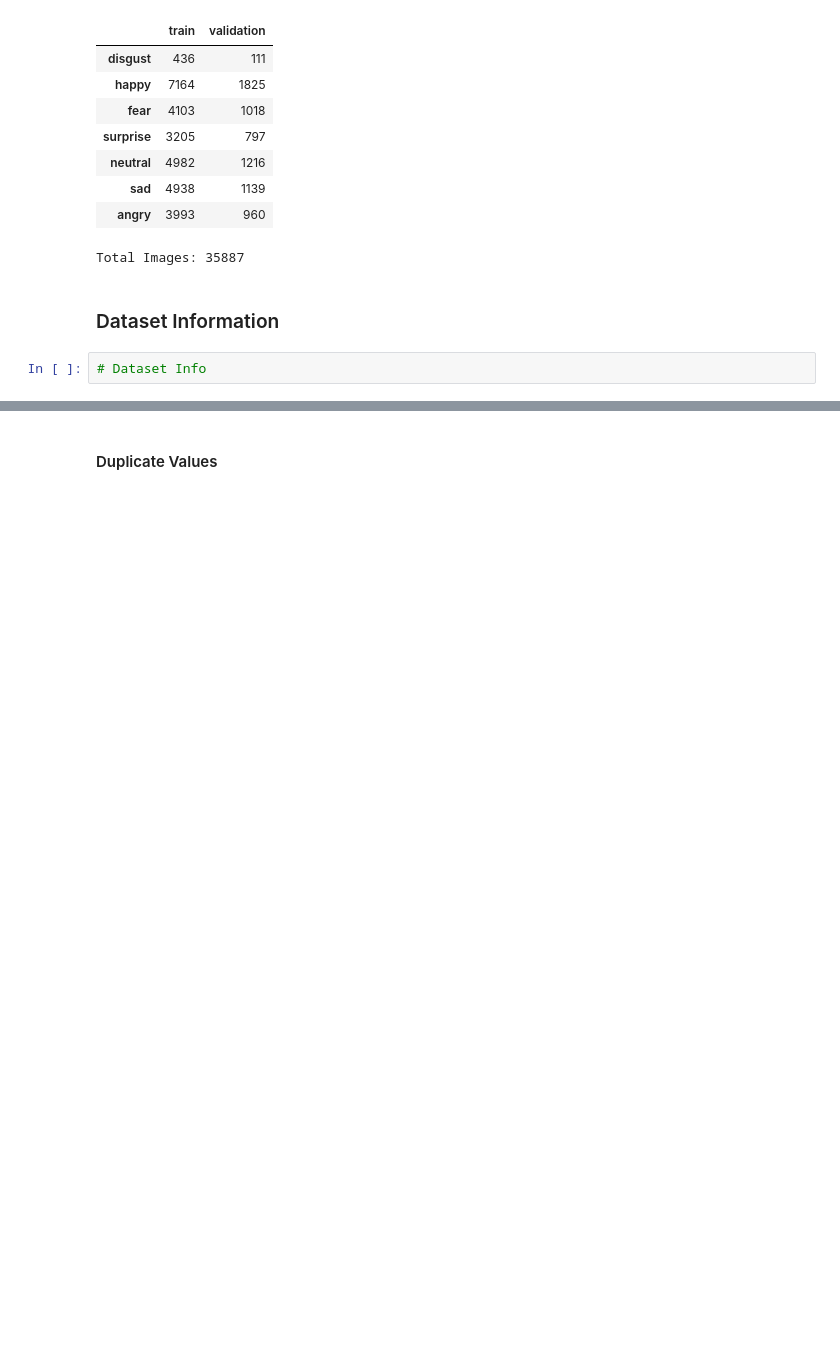
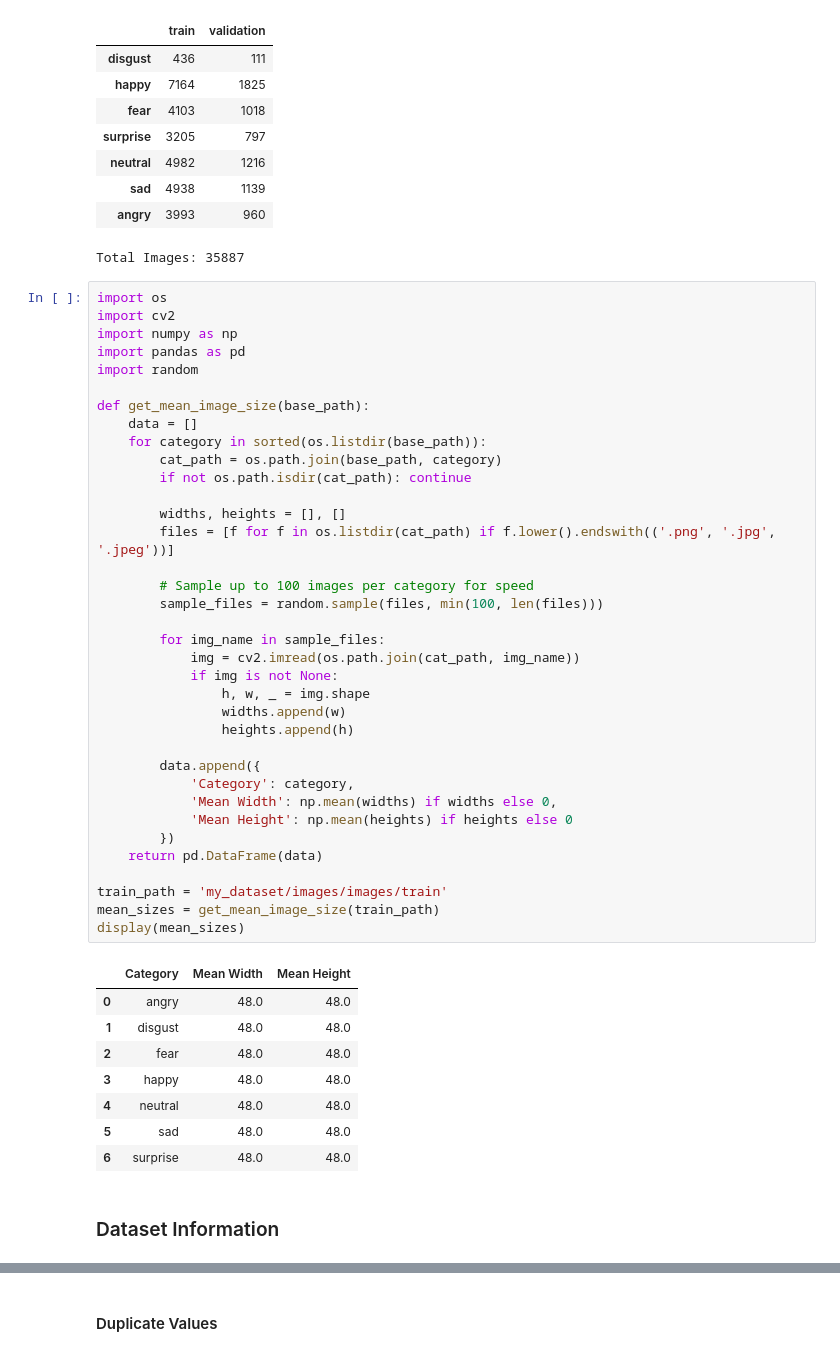
Before and after one commit to amol004/DeepFER-Facial-Emotion-Recognition-Using-Deep-Learning, a Jupyter notebook: DeepFER_Facial_Emotion_Recognition_Using_Deep_Learning.ipynb, the cells around one changed output, grey strips where cells are left out. Cells and saved outputs as stored; diff of their text form; blank space fills up the shorter version.

```diff
--- a/DeepFER_Facial_Emotion_Recognition_Using_Deep_Learning.ipynb
+++ b/DeepFER_Facial_Emotion_Recognition_Using_Deep_Learning.ipynb
@@ -233,7 +334,50 @@ print("\nTotal Images:", df_counts.values.sum())
 | sad | 4938 | 1139 |
 | angry | 3993 | 960 |
 Total Images: 35887
+# %%
+import os
+import cv2
+import numpy as np
+import pandas as pd
+import random
+
+def get_mean_image_size(base_path):
+    data = []
+    for category in sorted(os.listdir(base_path)):
+        cat_path = os.path.join(base_path, category)
+        if not os.path.isdir(cat_path): continue
+
+        widths, heights = [], []
+        files = [f for f in os.listdir(cat_path) if f.lower().endswith(('.png', '.jpg', '.jpeg'))]
+
+        # Sample up to 100 images per category for speed
+        sample_files = random.sample(files, min(100, len(files)))
+
+        for img_name in sample_files:
+            img = cv2.imread(os.path.join(cat_path, img_name))
+            if img is not None:
+                h, w, _ = img.shape
+                widths.append(w)
+                heights.append(h)
+
+        data.append({
+            'Category': category,
+            'Mean Width': np.mean(widths) if widths else 0,
+            'Mean Height': np.mean(heights) if heights else 0
+        })
+    return pd.DataFrame(data)
+
+train_path = 'my_dataset/images/images/train'
+mean_sizes = get_mean_image_size(train_path)
+display(mean_sizes)
+# %% [output]
+|  | Category | Mean Width | Mean Height |
+| 0 | angry | 48.0 | 48.0 |
+| 1 | disgust | 48.0 | 48.0 |
+| 2 | fear | 48.0 | 48.0 |
+| 3 | happy | 48.0 | 48.0 |
+| 4 | neutral | 48.0 | 48.0 |
+| 5 | sad | 48.0 | 48.0 |
+| 6 | surprise | 48.0 | 48.0 |
 # %% [markdown]
 ### Dataset Information
-# %%
-# Dataset Info
```
Also changed, not shown: parts of 14 cells of this notebook.
